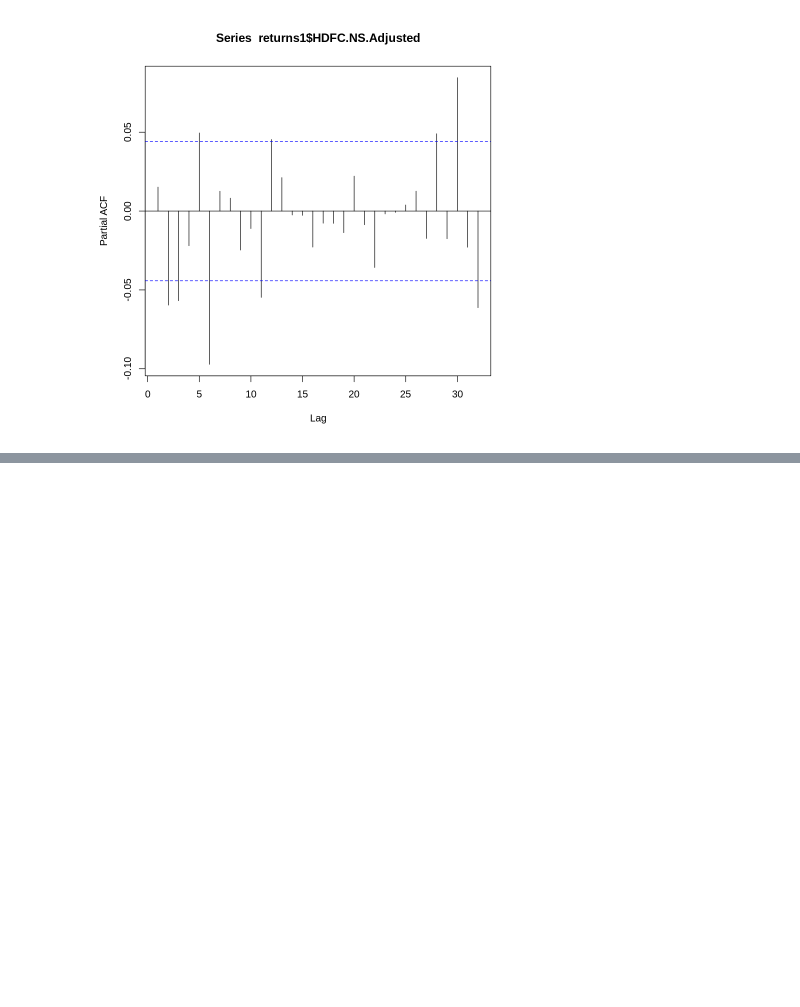
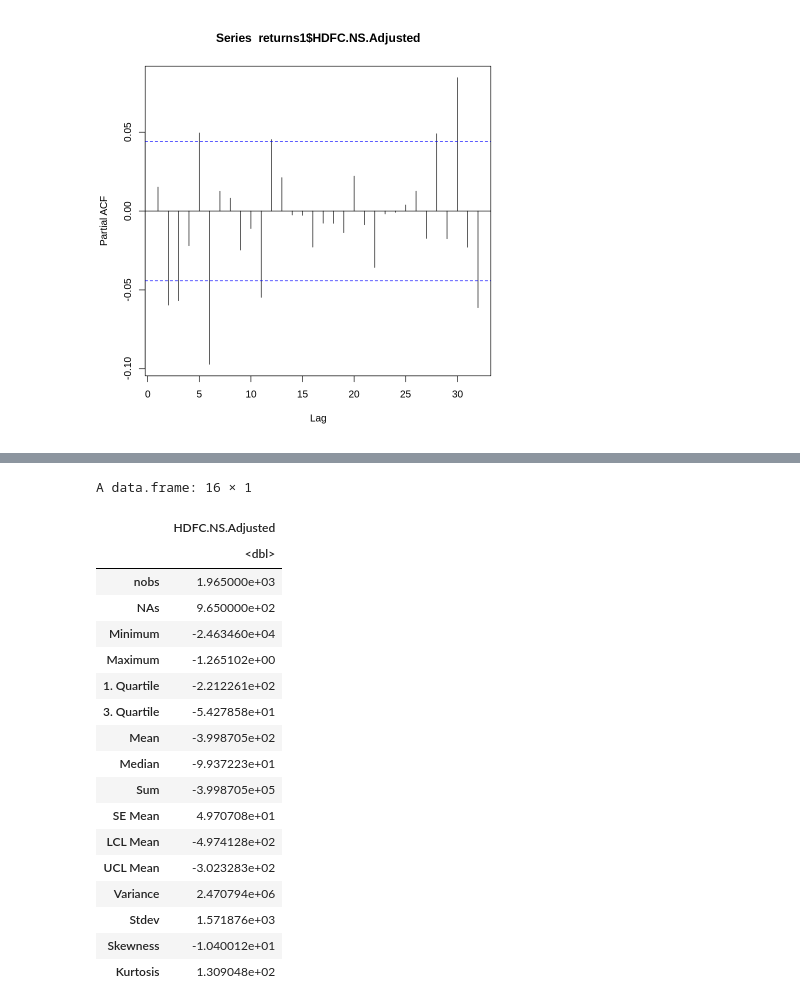
Before and after one commit to ravindrabajpai/sp_forecasting, a Jupyter notebook: r_colab_2.ipynb, the cells around one changed output, grey strips where cells are left out. Drawn from its saved outputs; the diff is of its cells as text; code cells hidden in the pictures; blank space fills up the shorter version.

```diff
--- a/r_colab_2.ipynb
+++ b/r_colab_2.ipynb
@@ -376,0 +435,25 @@ pacf(returns1$HDFC.NS.Adjusted)
+# %%
+returns2$HDFC.NS.Adjusted<-forecast::BoxCox(hdfc_returns$HDFC.NS.Adjusted, lambda = -0.99992424816297)
+# need to take log, basically to undo the exp above
+# returns2<-log(returns2)
+basicStats(returns2)
+# %% [output]
+A data.frame: 16 × 1
+|  | HDFC.NS.Adjusted |
+|  | <dbl> |
+| nobs | 1.965000e+03 |
+| NAs | 9.650000e+02 |
+| Minimum | -2.463460e+04 |
+| Maximum | -1.265102e+00 |
+| 1. Quartile | -2.212261e+02 |
+| 3. Quartile | -5.427858e+01 |
+| Mean | -3.998705e+02 |
+| Median | -9.937223e+01 |
+| Sum | -3.998705e+05 |
+| SE Mean | 4.970708e+01 |
+| LCL Mean | -4.974128e+02 |
+| UCL Mean | -3.023283e+02 |
+| Variance | 2.470794e+06 |
+| Stdev | 1.571876e+03 |
+| Skewness | -1.040012e+01 |
+| Kurtosis | 1.309048e+02 |
```
Also changed, not shown: parts of 4 cells of this notebook.
